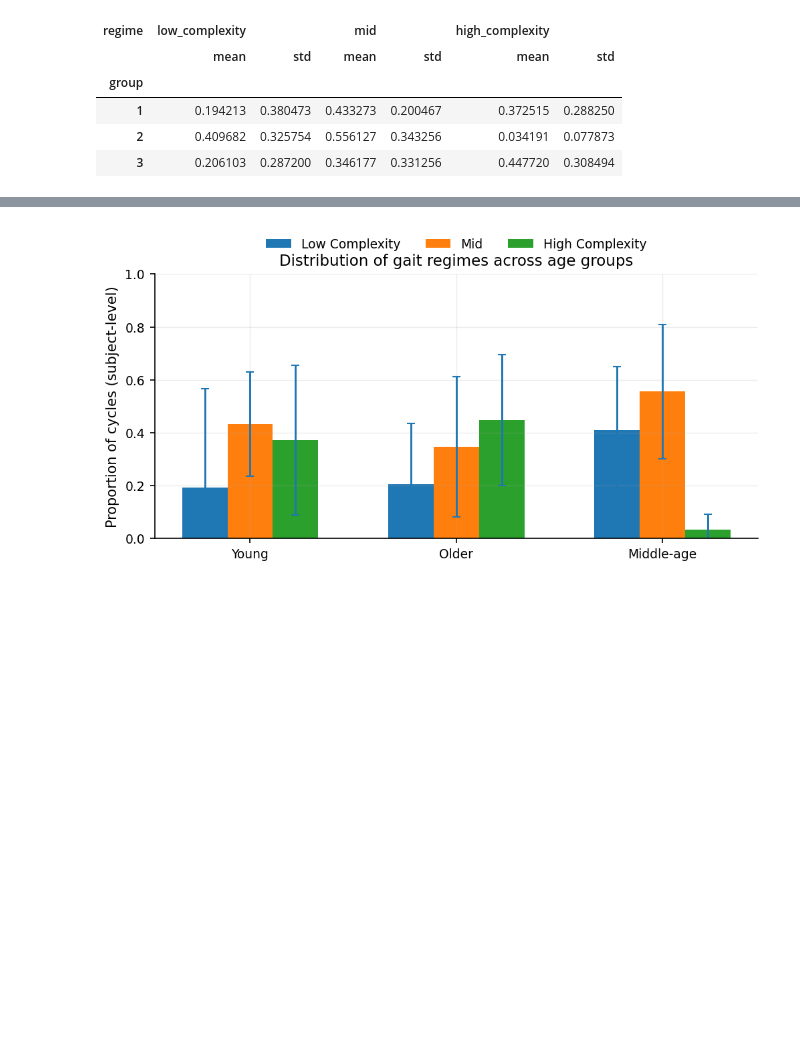
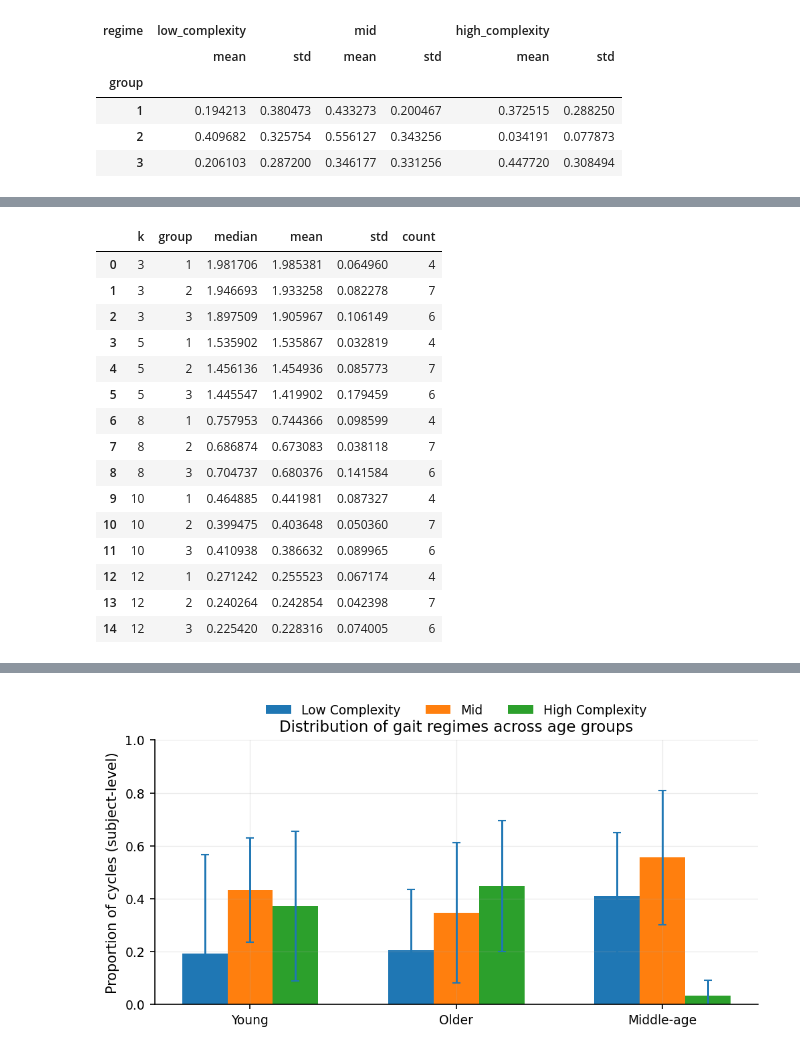
Before and after one commit to carmare13/Gait-Stability, a Jupyter notebook: NoteBooks/NONAN_AI.ipynb, the cells around one changed output, grey strips where cells are left out. Drawn from its saved outputs; the diff is of its cells as text; code cells hidden in the pictures; blank space fills up the shorter version.

```diff
--- a/NoteBooks/NONAN_AI.ipynb
+++ b/NoteBooks/NONAN_AI.ipynb
@@ -616,0 +636,78 @@ Saved results to results_nonan/
+# %%
+# 8) BCD per subject in PCA(latents) (motor repertoire)
+# --------------------------------------------
+def box_counting_dimension(points, eps_list):
+    pts = np.asarray(points, float)
+
+    # Normalize to a common bounding box scale (recommended)
+    mins = pts.min(axis=0)
+    maxs = pts.max(axis=0)
+    span = np.maximum(maxs - mins, 1e-12)
+    pts = (pts - mins) / span  # now in ~[0,1] per dim
+
+    counts = []
+    inv_eps = []
+    for eps in eps_list:
+        grid = np.floor(pts / eps).astype(int)
+        boxes = np.unique(grid, axis=0)
+        counts.append(len(boxes))
+        inv_eps.append(1.0 / eps)
+
+    if len(counts) < 4:
+        return np.nan
+
+    return np.polyfit(np.log(inv_eps), np.log(counts), 1)[0]
+
+
+def compute_bcd_per_subject(latents, subject_ids, group_ids, k, eps_list):
+    pca = PCA(n_components=k, random_state=0)
+    Zp = pca.fit_transform(latents)
+
+    rows = []
+    for sid in np.unique(subject_ids):
+        idx = np.where(subject_ids == sid)[0]
+        if len(idx) < 200:
+            continue
+
+        bcd = box_counting_dimension(Zp[idx], eps_list)
+        grp = int(np.median(group_ids[idx]))
+
+        rows.append({
+            "subject": int(sid),
+            "group": grp,
+            "k": int(k),
+            "BCD": float(bcd),
+            "n_cycles": int(len(idx))
+        })
+
+    return pd.DataFrame(rows)
+
+
+# --- Stability across k (using eps in normalized space [0,1]) ---
+K_LIST = [3, 5, 8, 10, 12]
+
+# eps grids now independent from original latent scaling
+EPS_BASE = np.array([1/4, 1/6, 1/8, 1/12, 1/16, 1/24], dtype=float)
+
+dfs_k = []
+for k in K_LIST:
+    df_k = compute_bcd_per_subject(
+        latents=latents,
+        subject_ids=subject_all,
+        group_ids=group_all,
+        k=k,
+        eps_list=EPS_BASE
+    )
+    dfs_k.append(df_k)
+
+df_bcd_k = pd.concat(dfs_k, ignore_index=True)
+print("Subjects included:", df_bcd_k["subject"].nunique())
+print("Groups included:", sorted(df_bcd_k["group"].unique()))
+df_group_k = (
+    df_bcd_k.groupby(["k","group"])["BCD"]
+    .agg(["median","mean","std","count"])
+    .reset_index()
+)
+
+display(df_group_k)
+# %% [output]
@@ -616,0 +716,16 @@ Saved results to results_nonan/
+|  | k | group | median | mean | std | count |
+| 0 | 3 | 1 | 1.981706 | 1.985381 | 0.064960 | 4 |
+| 1 | 3 | 2 | 1.946693 | 1.933258 | 0.082278 | 7 |
+| 2 | 3 | 3 | 1.897509 | 1.905967 | 0.106149 | 6 |
+| 3 | 5 | 1 | 1.535902 | 1.535867 | 0.032819 | 4 |
+| 4 | 5 | 2 | 1.456136 | 1.454936 | 0.085773 | 7 |
+| 5 | 5 | 3 | 1.445547 | 1.419902 | 0.179459 | 6 |
+| 6 | 8 | 1 | 0.757953 | 0.744366 | 0.098599 | 4 |
+| 7 | 8 | 2 | 0.686874 | 0.673083 | 0.038118 | 7 |
+| 8 | 8 | 3 | 0.704737 | 0.680376 | 0.141584 | 6 |
+| 9 | 10 | 1 | 0.464885 | 0.441981 | 0.087327 | 4 |
+| 10 | 10 | 2 | 0.399475 | 0.403648 | 0.050360 | 7 |
+| 11 | 10 | 3 | 0.410938 | 0.386632 | 0.089965 | 6 |
+| 12 | 12 | 1 | 0.271242 | 0.255523 | 0.067174 | 4 |
+| 13 | 12 | 2 | 0.240264 | 0.242854 | 0.042398 | 7 |
+| 14 | 12 | 3 | 0.225420 | 0.228316 | 0.074005 | 6 |
```
Also changed, not shown: parts of 16 cells of this notebook, 3 other files.
